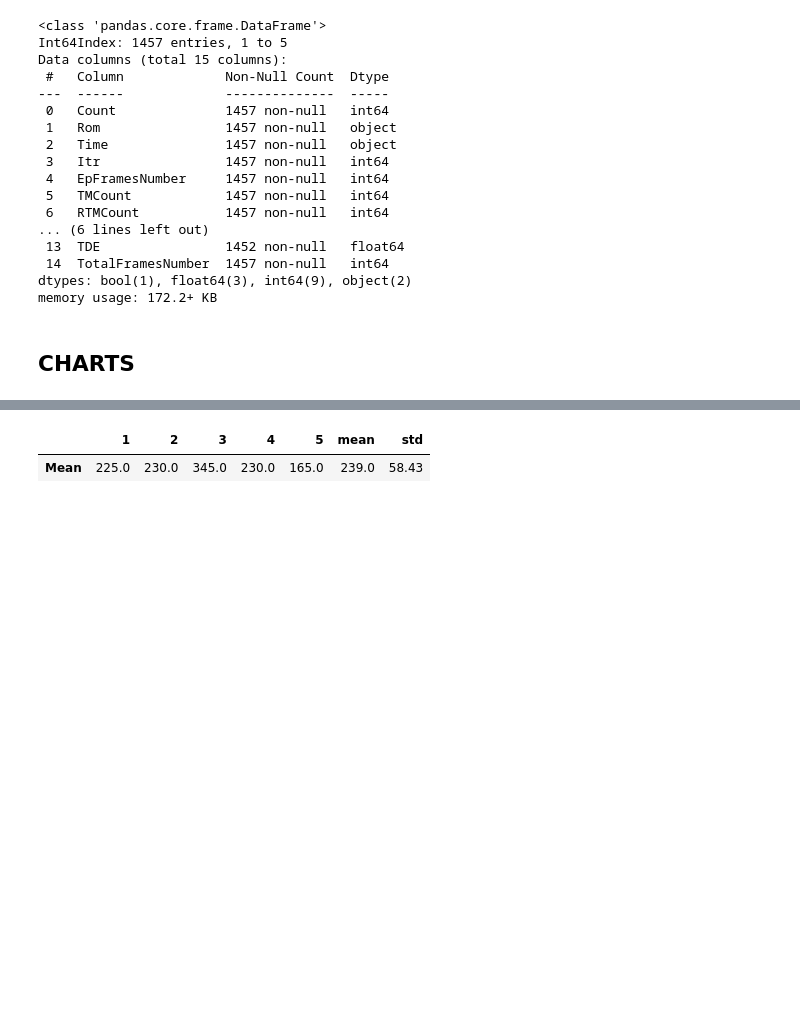
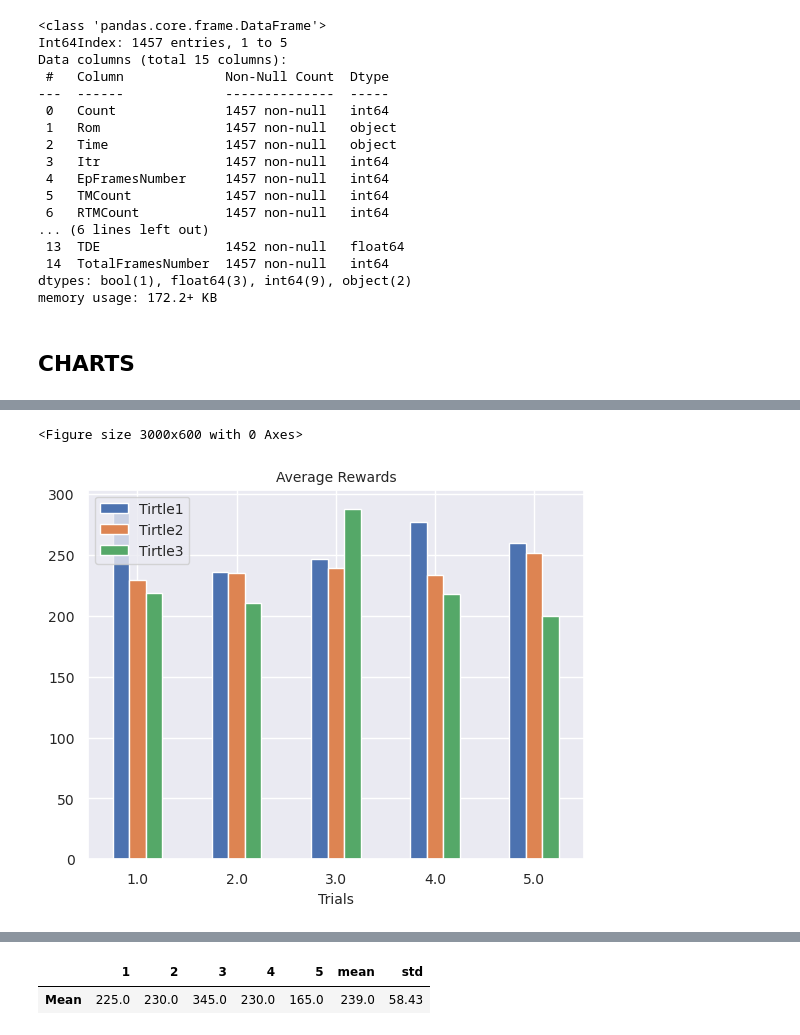
Before and after one commit to DanielEugenioNeves/COMPER-RELEASE-RESULTS, a Jupyter notebook: COMPER-LSTM/comper_v5_asterix_single_100k.ipynb, the cells around one changed output, grey strips where cells are left out. Drawn from its saved outputs; the diff is of its cells as text; code cells hidden in the pictures; blank space fills up the shorter version.

Commit message:
Adding separate graphs for detailed results.

```diff
--- a/COMPER-LSTM/comper_v5_asterix_single_100k.ipynb
+++ b/COMPER-LSTM/comper_v5_asterix_single_100k.ipynb
@@ -167,3 +167,19 @@ sns.barplot(data=df_last_mean, x=df_last_mean.index,y='Mean',ax=axs[2]).set(titl
  Text(0, 0.5, ''),
  Text(0.5, 0, 'Trials')]
 [figure]
+# %%
+fig = plt.figure()
+fig.set_figwidth(10)
+fig.set_figheight(2)
+fig.set_dpi(300)
+tirtle_avg.plot(kind="bar",rot=0).set(title= 'Average Rewards', xlabel = 'Trials')
+plt.title(label='Average Rewards', fontsize=10)
+plt.xlabel(xlabel = 'Trials',fontsize=10)
+plt.ylabel(ylabel='',fontsize=10)
+plt.legend(fontsize=10)
+plt.tick_params(axis='x', labelsize=10)
+plt.tick_params(axis='y', labelsize=10)
+plt.savefig("images/asterix/single/asterix100single-4-A")
+# %% [output]
+<Figure size 3000x600 with 0 Axes>
+[figure, added]
```
Also changed, not shown: parts of 4 cells of this notebook, 20 other files.
